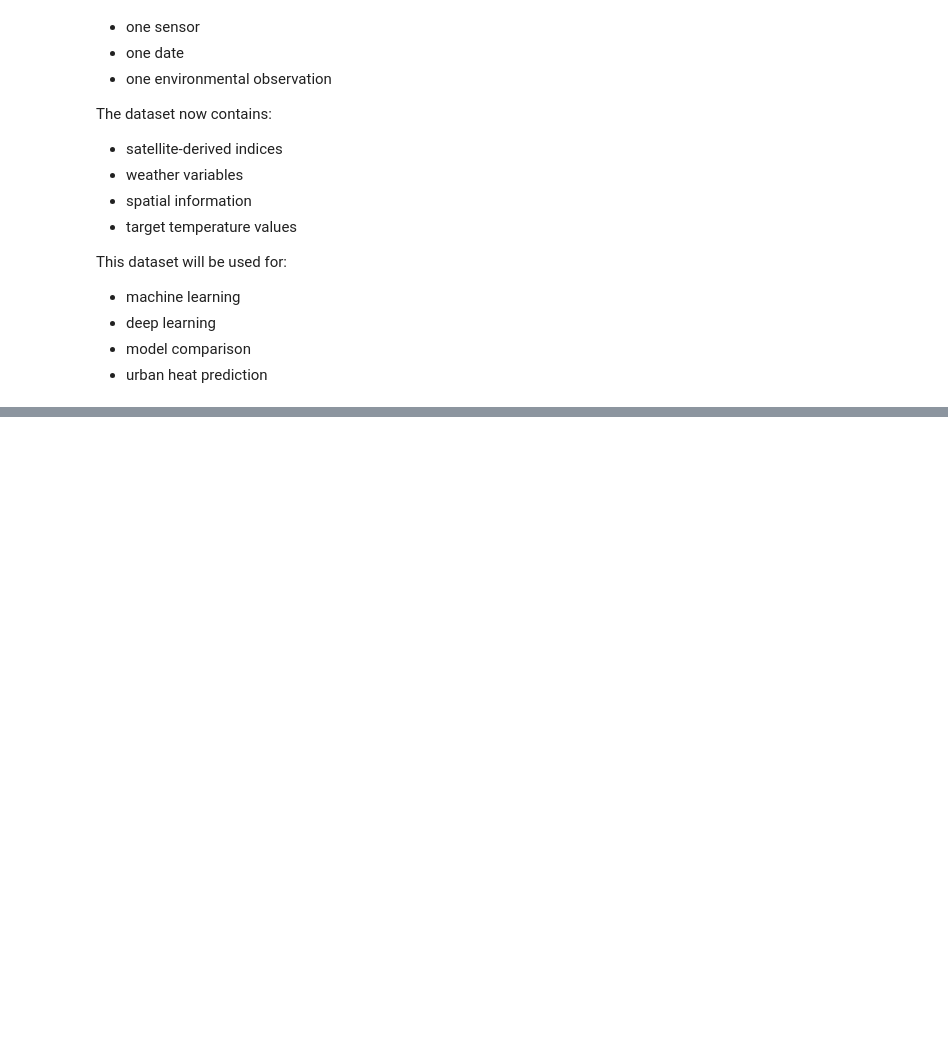
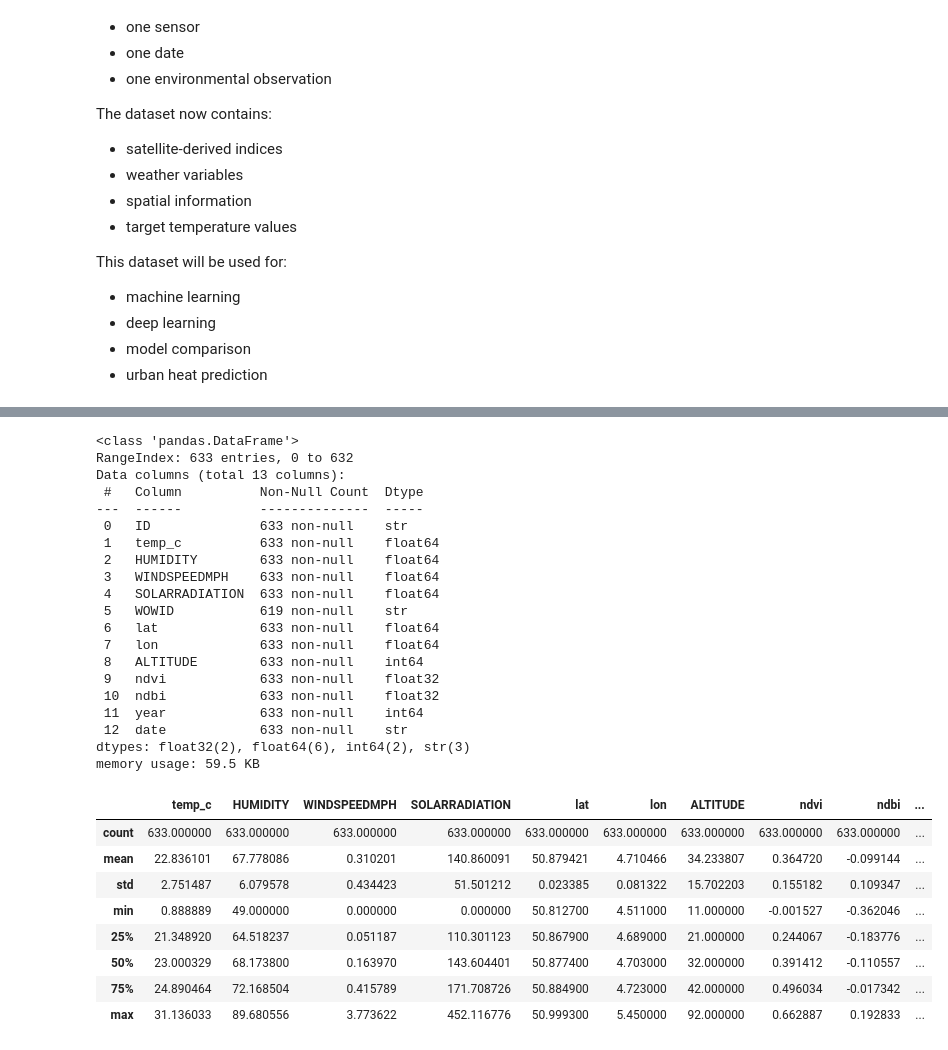
Before and after one commit to mylenearadaniucll2024/urban-heat-ai-leuven, a Jupyter notebook: notebooks/02_multiyear_urban_heat_ai.ipynb, the cells around one changed output, grey strips where cells are left out. Drawn from its saved outputs; the diff is of its cells as text; code cells hidden in the pictures; blank space fills up the shorter version.

```diff
--- a/notebooks/02_multiyear_urban_heat_ai.ipynb
+++ b/notebooks/02_multiyear_urban_heat_ai.ipynb
@@ -447,0 +460,34 @@ Dataset shape: (633, 13)
+# %%
+master_df.info()
+
+master_df.describe()
+# %% [output]
+<class 'pandas.DataFrame'>
+RangeIndex: 633 entries, 0 to 632
+Data columns (total 13 columns):
+ #   Column          Non-Null Count  Dtype
+---  ------          --------------  -----
+ 0   ID              633 non-null    str
+ 1   temp_c          633 non-null    float64
+ 2   HUMIDITY        633 non-null    float64
+ 3   WINDSPEEDMPH    633 non-null    float64
+ 4   SOLARRADIATION  633 non-null    float64
+ 5   WOWID           619 non-null    str
+ 6   lat             633 non-null    float64
+ 7   lon             633 non-null    float64
+ 8   ALTITUDE        633 non-null    int64
+ 9   ndvi            633 non-null    float32
+ 10  ndbi            633 non-null    float32
+ 11  year            633 non-null    int64
+ 12  date            633 non-null    str
+dtypes: float32(2), float64(6), int64(2), str(3)
+memory usage: 59.5 KB
+|  | temp_c | HUMIDITY | WINDSPEEDMPH | SOLARRADIATION | lat | lon | ALTITUDE | ndvi | ndbi | ... |
+| count | 633.000000 | 633.000000 | 633.000000 | 633.000000 | 633.000000 | 633.000000 | 633.000000 | 633.000000 | 633.000000 | ... |
+| mean | 22.836101 | 67.778086 | 0.310201 | 140.860091 | 50.879421 | 4.710466 | 34.233807 | 0.364720 | -0.099144 | ... |
+| std | 2.751487 | 6.079578 | 0.434423 | 51.501212 | 0.023385 | 0.081322 | 15.702203 | 0.155182 | 0.109347 | ... |
+| min | 0.888889 | 49.000000 | 0.000000 | 0.000000 | 50.812700 | 4.511000 | 11.000000 | -0.001527 | -0.362046 | ... |
+| 25% | 21.348920 | 64.518237 | 0.051187 | 110.301123 | 50.867900 | 4.689000 | 21.000000 | 0.244067 | -0.183776 | ... |
+| 50% | 23.000329 | 68.173800 | 0.163970 | 143.604401 | 50.877400 | 4.703000 | 32.000000 | 0.391412 | -0.110557 | ... |
+| 75% | 24.890464 | 72.168504 | 0.415789 | 171.708726 | 50.884900 | 4.723000 | 42.000000 | 0.496034 | -0.017342 | ... |
+| max | 31.136033 | 89.680556 | 3.773622 | 452.116776 | 50.999300 | 5.450000 | 92.000000 | 0.662887 | 0.192833 | ... |
```
Also changed, not shown: parts of 2 cells of this notebook.
